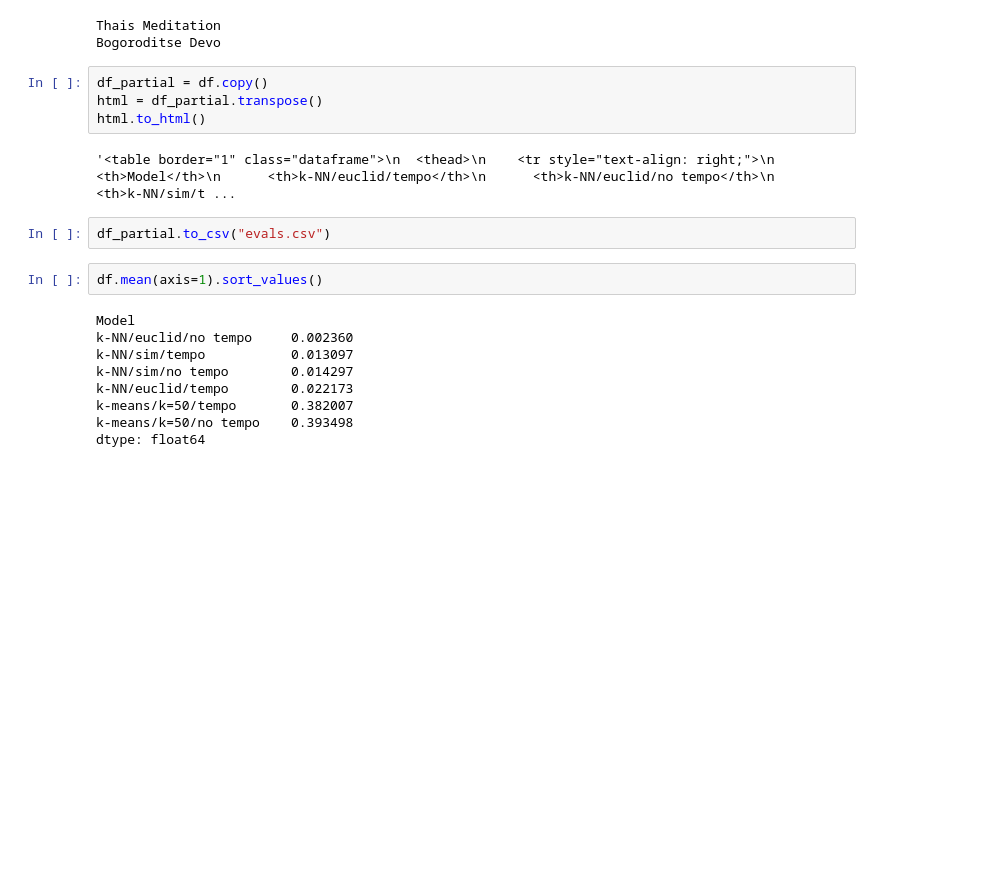
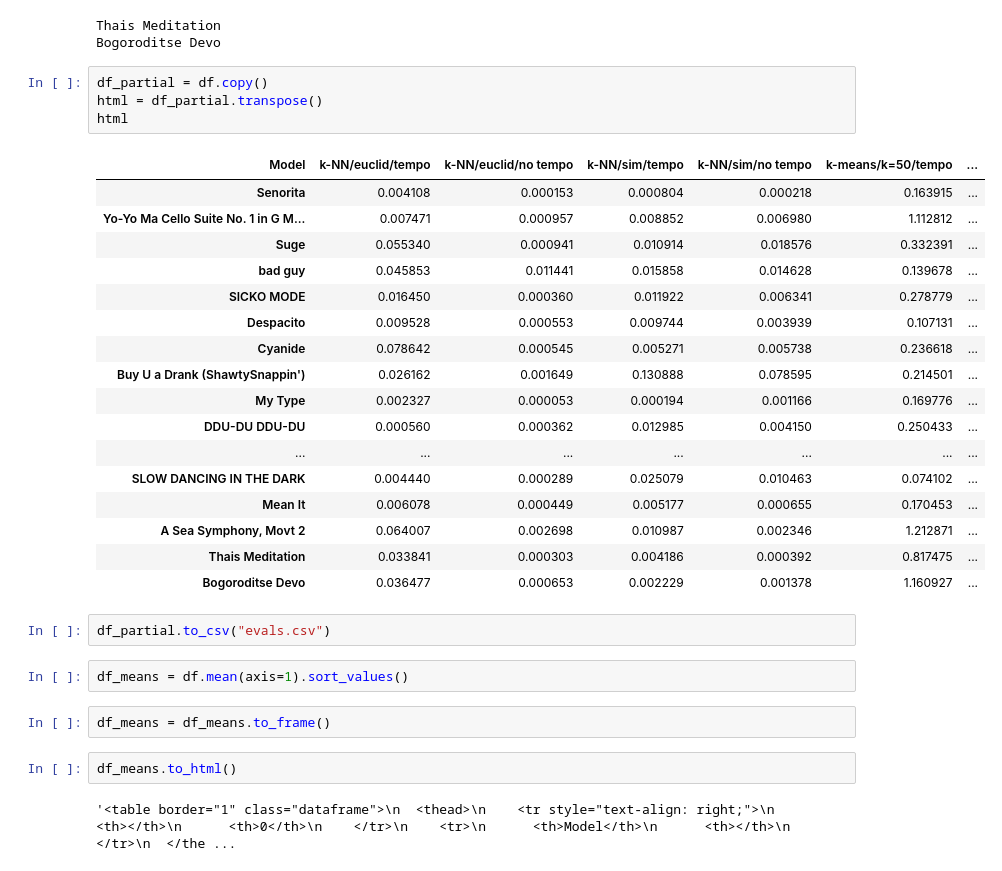
Before and after one commit to sethbilliau/spotify_playlists, a Jupyter notebook: Models_eval.ipynb, the cells around one changed output. Drawn from its saved outputs; the diff is of its cells as text; blank space fills up the shorter version.

Commit message:
tables

```diff
--- a/Models_eval.ipynb
+++ b/Models_eval.ipynb
@@ -138,19 +138,32 @@ Bogoroditse Devo
 # %%
 df_partial = df.copy()
 html = df_partial.transpose()
-html.to_html()
+html
 # %% [output]
-'<table border="1" class="dataframe">\n  <thead>\n    <tr style="text-align: right;">\n      <th>Model</th>\n      <th>k-NN/euclid/tempo</th>\n      <th>k-NN/euclid/no tempo</th>\n      <th>k-NN/sim/t ...
+| Model | k-NN/euclid/tempo | k-NN/euclid/no tempo | k-NN/sim/tempo | k-NN/sim/no tempo | k-means/k=50/tempo | ... |
+| Senorita | 0.004108 | 0.000153 | 0.000804 | 0.000218 | 0.163915 | ... |
+| Yo-Yo Ma Cello Suite No. 1 in G M... | 0.007471 | 0.000957 | 0.008852 | 0.006980 | 1.112812 | ... |
+| Suge | 0.055340 | 0.000941 | 0.010914 | 0.018576 | 0.332391 | ... |
+| bad guy | 0.045853 | 0.011441 | 0.015858 | 0.014628 | 0.139678 | ... |
+| SICKO MODE | 0.016450 | 0.000360 | 0.011922 | 0.006341 | 0.278779 | ... |
+| Despacito | 0.009528 | 0.000553 | 0.009744 | 0.003939 | 0.107131 | ... |
+| Cyanide | 0.078642 | 0.000545 | 0.005271 | 0.005738 | 0.236618 | ... |
+| Buy U a Drank (ShawtySnappin') | 0.026162 | 0.001649 | 0.130888 | 0.078595 | 0.214501 | ... |
+| My Type | 0.002327 | 0.000053 | 0.000194 | 0.001166 | 0.169776 | ... |
+| DDU-DU DDU-DU | 0.000560 | 0.000362 | 0.012985 | 0.004150 | 0.250433 | ... |
+| ... | ... | ... | ... | ... | ... | ... |
+| SLOW DANCING IN THE DARK | 0.004440 | 0.000289 | 0.025079 | 0.010463 | 0.074102 | ... |
+| Mean It | 0.006078 | 0.000449 | 0.005177 | 0.000655 | 0.170453 | ... |
+| A Sea Symphony, Movt 2 | 0.064007 | 0.002698 | 0.010987 | 0.002346 | 1.212871 | ... |
+| Thais Meditation | 0.033841 | 0.000303 | 0.004186 | 0.000392 | 0.817475 | ... |
+| Bogoroditse Devo | 0.036477 | 0.000653 | 0.002229 | 0.001378 | 1.160927 | ... |
 # %%
 df_partial.to_csv("evals.csv")
 # %%
-df.mean(axis=1).sort_values()
+df_means = df.mean(axis=1).sort_values()
-# %% [output]
-Model
-k-NN/euclid/no tempo     0.002360
-k-NN/sim/tempo           0.013097
-k-NN/sim/no tempo        0.014297
-k-NN/euclid/tempo        0.022173
-k-means/k=50/tempo       0.382007
-k-means/k=50/no tempo    0.393498
-dtype: float64
+# %%
+df_means = df_means.to_frame()
+# %%
+df_means.to_html()
+# %% [output]
+'<table border="1" class="dataframe">\n  <thead>\n    <tr style="text-align: right;">\n      <th></th>\n      <th>0</th>\n    </tr>\n    <tr>\n      <th>Model</th>\n      <th></th>\n    </tr>\n  </the ...
```
Also changed, not shown: parts of 1 cell of this notebook, 1 other file.
